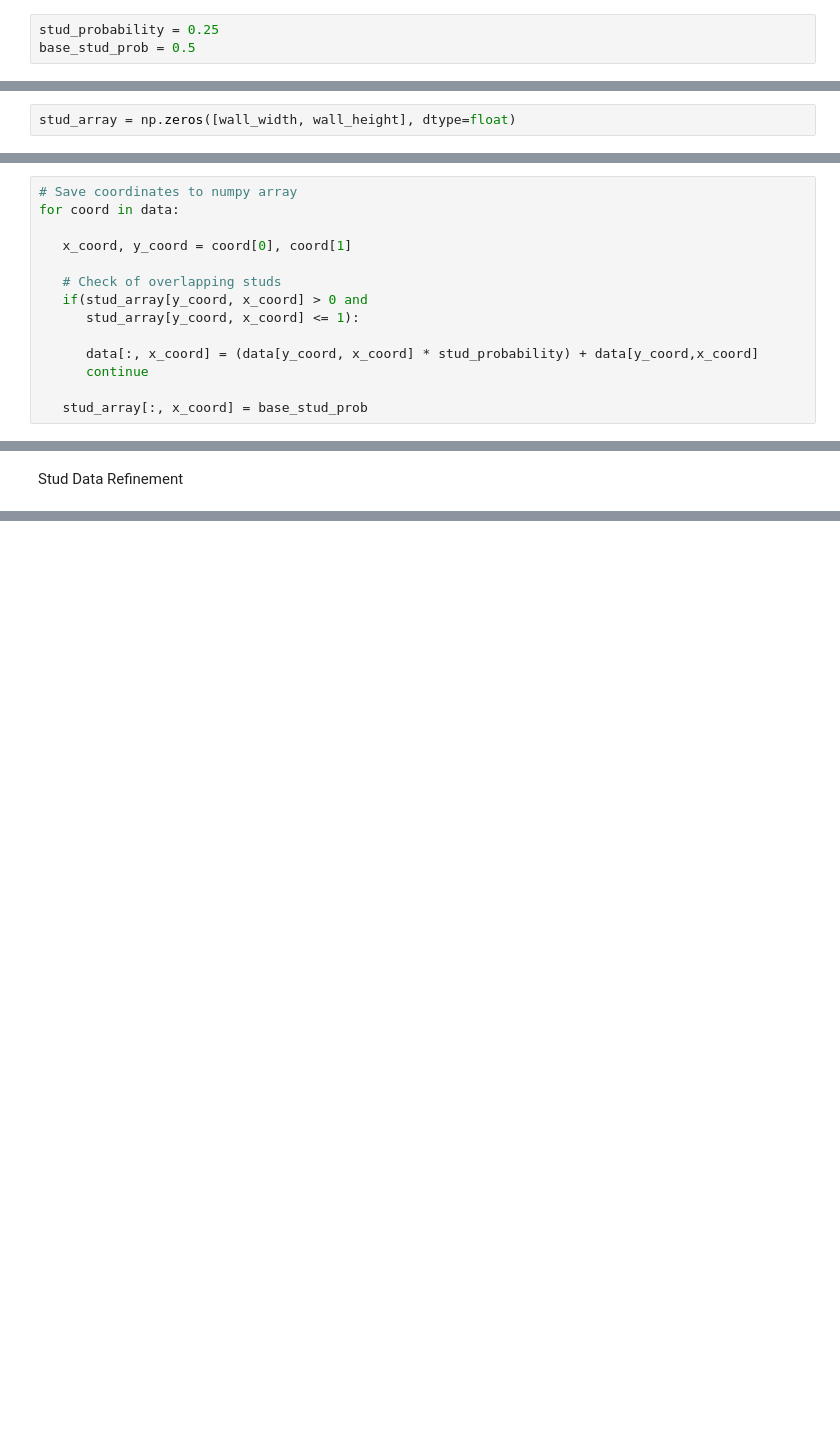
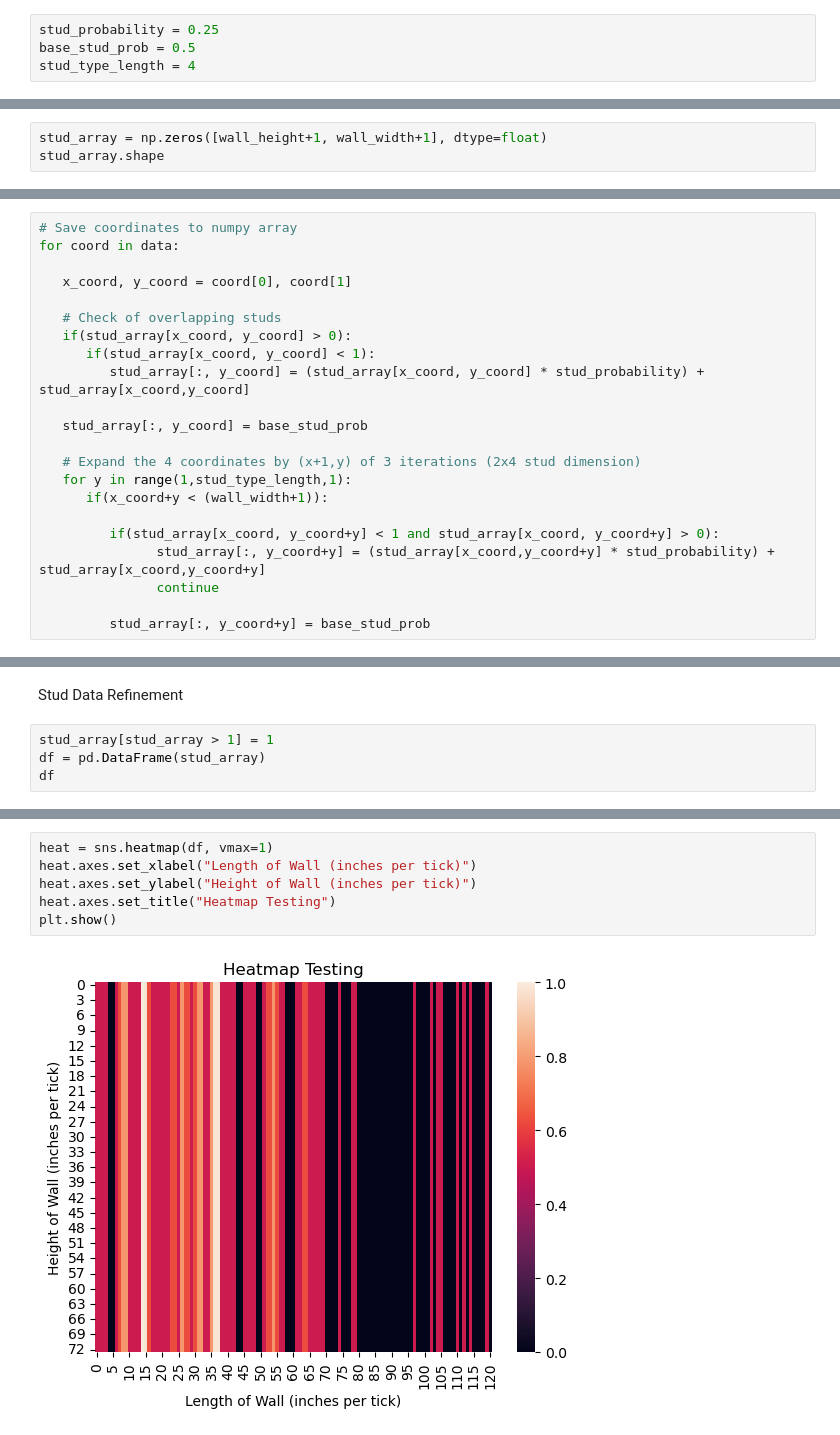
Before and after one commit to Wall-Insiders/heatmap_processing, a Jupyter notebook: data_gen_vis_database.ipynb, the cells around one changed output, grey strips where cells are left out. Drawn from its saved outputs; the diff is of its cells as text; blank space fills up the shorter version.

Commit message:
Saving progress for database heatmapping. Indexing bound errors need resolving.Too much of headache to resolve atm, will do so at a later time.

```diff
--- a/data_gen_vis_database.ipynb
+++ b/data_gen_vis_database.ipynb
@@ -20,6 +20,7 @@ Simulation Parameters
 # %%
 stud_probability = 0.25
 base_stud_prob = 0.5
+stud_type_length = 4
 # %% [markdown]
 Generate Database
 # %%
@@ -39,4 +38,5 @@ data = cur.fetchall()
 # %% [markdown]
 Save data into array
 # %%
-stud_array = np.zeros([wall_width, wall_height], dtype=float)
+stud_array = np.zeros([wall_height+1, wall_width+1], dtype=float)
+stud_array.shape
@@ -47,10 +49,18 @@ for coord in data:
    x_coord, y_coord = coord[0], coord[1]
 
    # Check of overlapping studs
-   if(stud_array[y_coord, x_coord] > 0 and
-      stud_array[y_coord, x_coord] <= 1):
+   if(stud_array[x_coord, y_coord] > 0):
+      if(stud_array[x_coord, y_coord] < 1):
+         stud_array[:, y_coord] = (stud_array[x_coord, y_coord] * stud_probability) + stud_array[x_coord,y_coord]
 
-      data[:, x_coord] = (data[y_coord, x_coord] * stud_probability) + data[y_coord,x_coord]
-      continue
+   stud_array[:, y_coord] = base_stud_prob
 
-   stud_array[:, x_coord] = base_stud_prob
+   # Expand the 4 coordinates by (x+1,y) of 3 iterations (2x4 stud dimension)
+   for y in range(1,stud_type_length,1):
+      if(x_coord+y < (wall_width+1)):
+
+         if(stud_array[x_coord, y_coord+y] < 1 and stud_array[x_coord, y_coord+y] > 0):
+               stud_array[:, y_coord+y] = (stud_array[x_coord,y_coord+y] * stud_probability) + stud_array[x_coord,y_coord+y]
+               continue
+
+         stud_array[:, y_coord+y] = base_stud_prob
@@ -57,2 +69,6 @@ for coord in data:
 # %% [markdown]
 Stud Data Refinement
+# %%
+stud_array[stud_array > 1] = 1
+df = pd.DataFrame(stud_array)
+df
@@ -58,0 +91,8 @@ Stud Data Refinement
+# %%
+heat = sns.heatmap(df, vmax=1)
+heat.axes.set_xlabel("Length of Wall (inches per tick)")
+heat.axes.set_ylabel("Height of Wall (inches per tick)")
+heat.axes.set_title("Heatmap Testing")
+plt.show()
+# %% [output]
+[figure, added]
```
Also changed, not shown: parts of 6 cells of this notebook, 1 other file.
